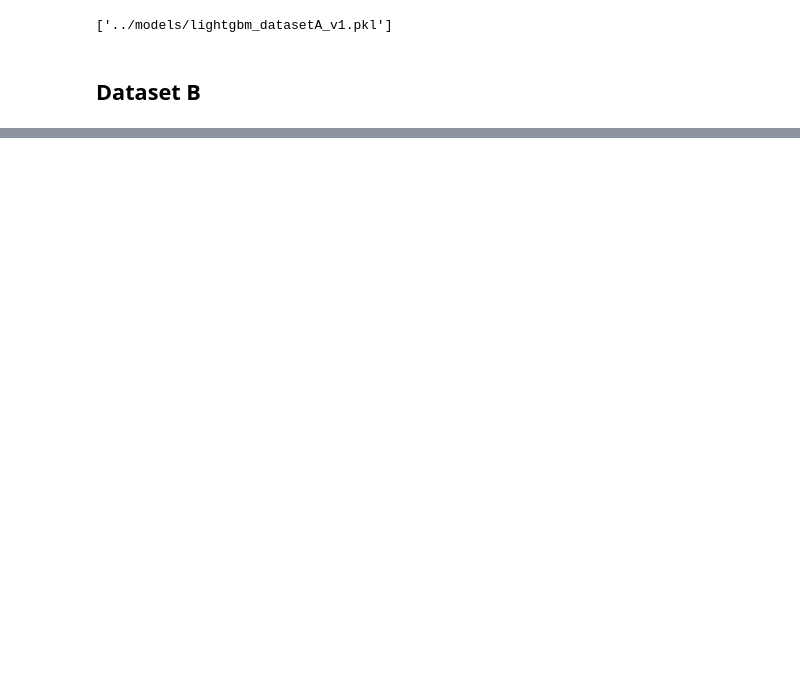
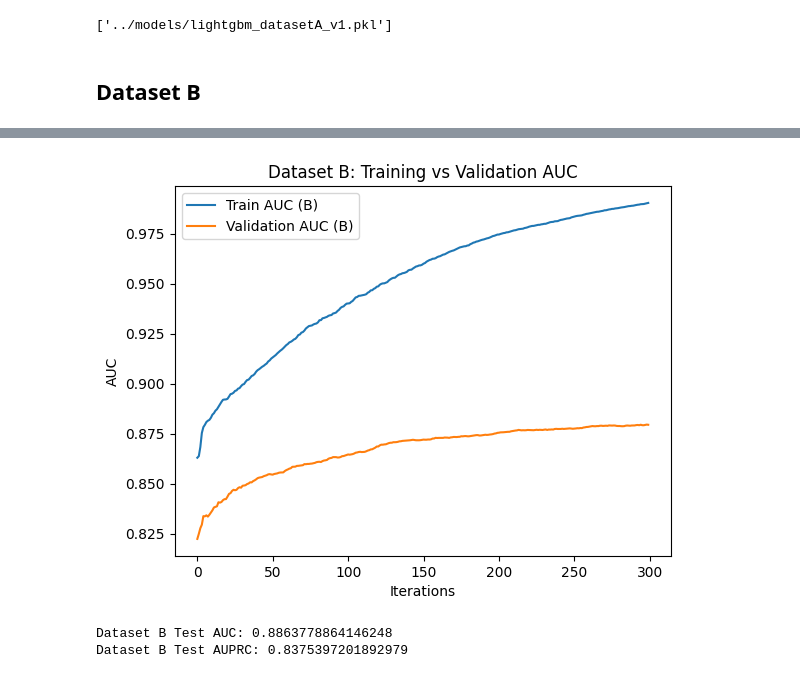
Before and after one commit to nikitarjsh/PIPER, a Jupyter notebook: src/lightGBM.ipynb, the cells around one changed output, grey strips where cells are left out. Drawn from its saved outputs; the diff is of its cells as text; code cells hidden in the pictures; blank space fills up the shorter version.

Commit message:
lightGBM training on dataset B

```diff
--- a/src/lightGBM.ipynb
+++ b/src/lightGBM.ipynb
@@ -164,0 +216,17 @@ joblib.dump(
+# %%
+evals_result_B = {}
+
+model_B = lgb.LGBMClassifier(
+    n_estimators=300,
+    learning_rate=0.05,
+    max_depth=6,
+    random_state=42
+)
+
+model_B.fit(
+    X_train_B,
+    y_train_B,
+    eval_set=[(X_train_B, y_train_B), (X_val_B, y_val_B)],
+    eval_metric="auc",
+    callbacks=[lgb.record_evaluation(evals_result_B)]
+)
@@ -164,0 +253,26 @@ joblib.dump(
+# %%
+# Learning curve for Dataset B
+train_auc_B = evals_result_B['training']['auc']
+val_auc_B = evals_result_B['valid_1']['auc']
+
+plt.plot(train_auc_B, label="Train AUC (B)")
+plt.plot(val_auc_B, label="Validation AUC (B)")
+plt.xlabel("Iterations")
+plt.ylabel("AUC")
+plt.legend()
+plt.title("Dataset B: Training vs Validation AUC")
+plt.show()
+# %% [output]
+[figure, added]
+# %%
+y_pred_proba_B = model_B.predict_proba(X_test_B)[:, 1]
+
+
+auc_B = roc_auc_score(y_test_B, y_pred_proba_B)
+auprc_B = average_precision_score(y_test_B, y_pred_proba_B)
+
+print("Dataset B Test AUC:", auc_B)
+print("Dataset B Test AUPRC:", auprc_B)
+# %% [output]
+Dataset B Test AUC: 0.8863778864146248
+Dataset B Test AUPRC: 0.8375397201892979
```
Also changed, not shown: parts of 21 cells of this notebook.
